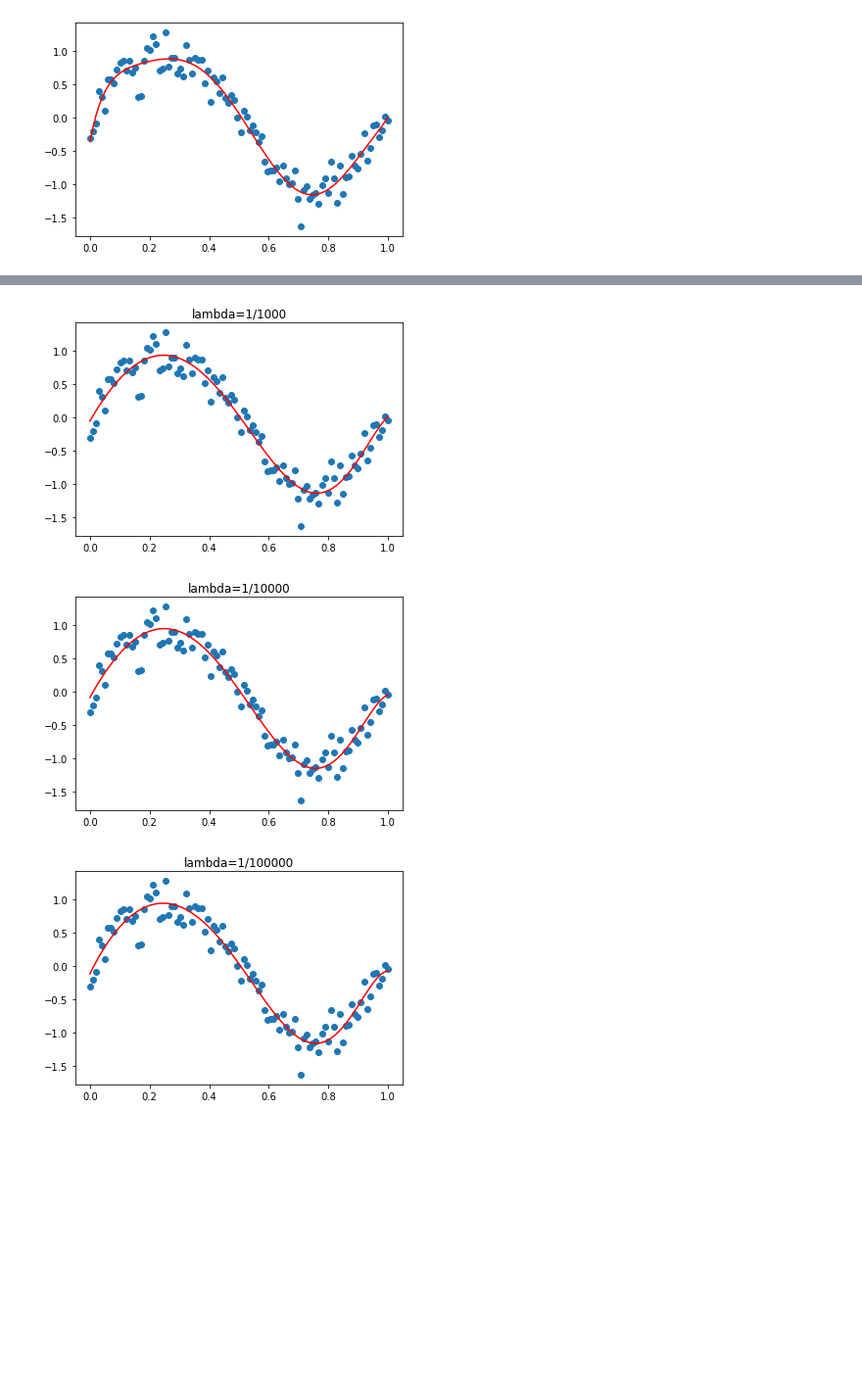
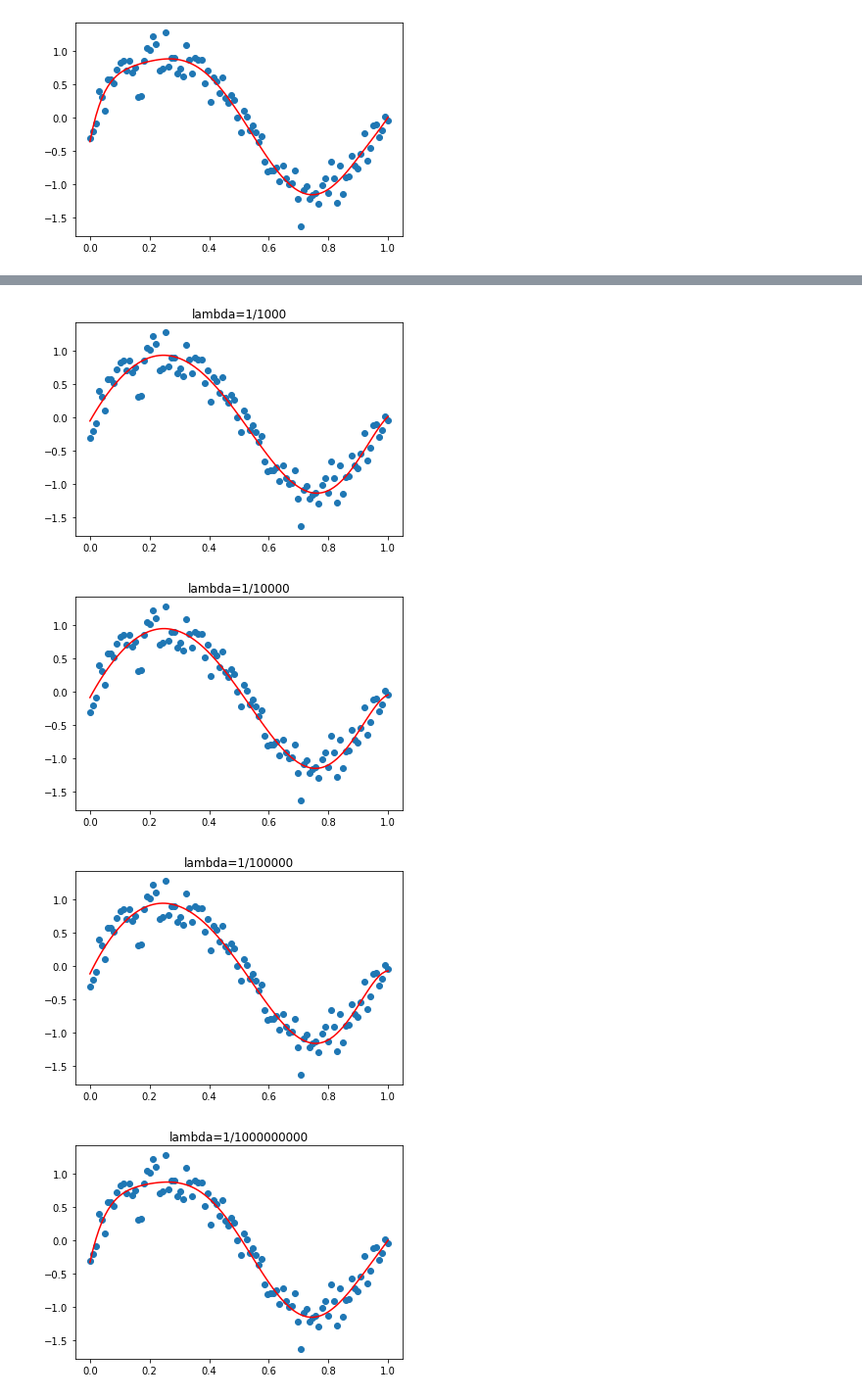
Before and after one commit to rohanmandrekar/overfitting-using-higher-order-linear-regression, a Jupyter notebook: overfitting.ipynb, the cells around one changed output, grey strips where cells are left out. Shown: that part at 98% size. Cells and saved outputs as stored; diff of their text form; code cells hidden in the pictures; blank space fills up the shorter version.

```diff
--- a/overfitting.ipynb
+++ b/overfitting.ipynb
@@ -394,33 +394,40 @@ plt.show()
 y2new100=l2ridge(x2,y2,1/100)
 plt.scatter(x2,y2)
 plt.plot(xnew,y2new100,c='r')
 plt.title('lambda=1/100')
 plt.show()
 
 y2new1000=l2ridge(x2,y2,1/1000)
 plt.scatter(x2,y2)
 plt.plot(xnew,y2new1000,c='r')
 plt.title('lambda=1/1000')
 plt.show()
 
 y2new10000=l2ridge(x2,y2,1/10000)
 plt.scatter(x2,y2)
 plt.plot(xnew,y2new10000,c='r')
 plt.title('lambda=1/10000')
 plt.show()
 
 y2new100000=l2ridge(x2,y2,1/100000)
 plt.scatter(x2,y2)
 plt.plot(xnew,y2new100000,c='r')
 plt.title('lambda=1/100000')
 plt.show()
+
+y2new1000000000=l2ridge(x2,y2,1/1000000000)
+plt.scatter(x2,y2)
+plt.plot(xnew,y2new1000000000,c='r')
+plt.title('lambda=1/1000000000')
+plt.show()
 # %% [output]
 [figure]
 [figure]
 [figure]
 [figure]
 [figure]
 [figure]
+[figure, added]
 # %%
 regularised_train_error=[]
 regularised_test_error=[]
```
Also changed, not shown: parts of 2 cells of this notebook.
